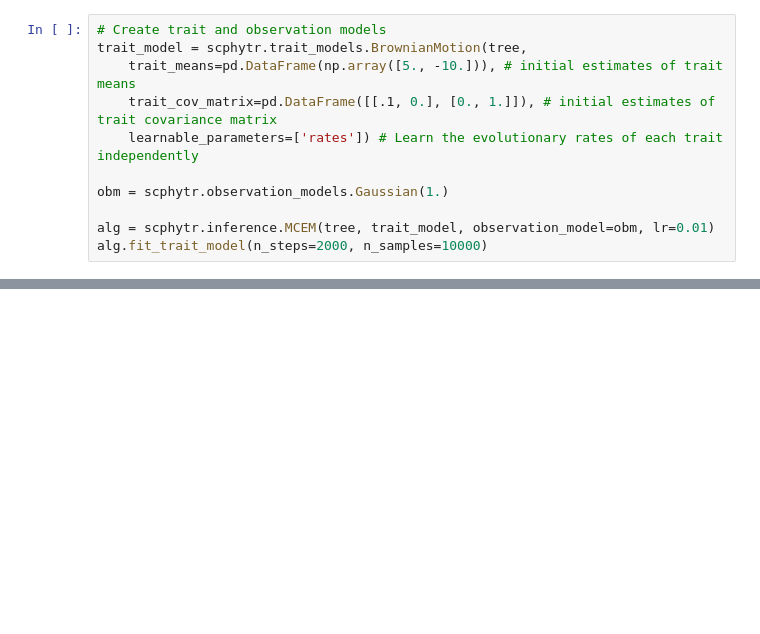
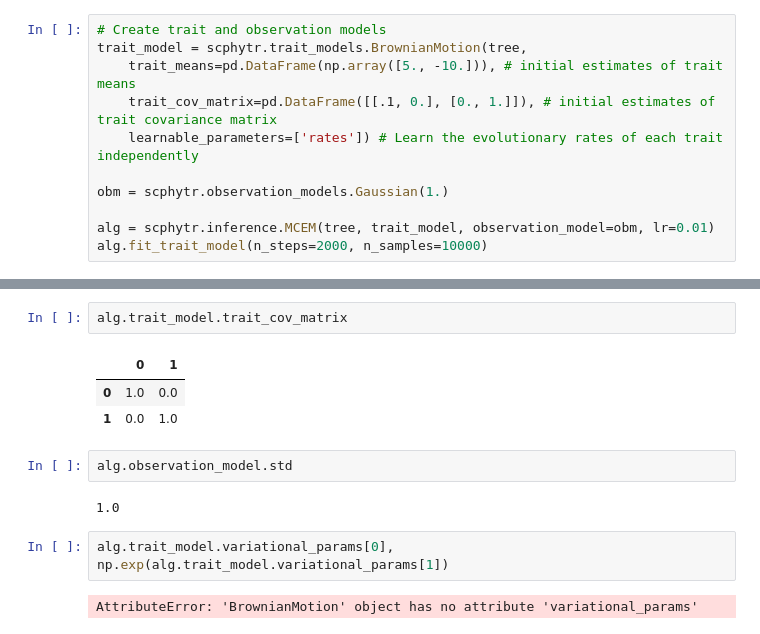
Before and after one commit to pedrofale/scPhyTr, a Jupyter notebook: test.ipynb, the cells around one changed output, grey strips where cells are left out. Drawn from its saved outputs; the diff is of its cells as text; blank space fills up the shorter version.

```diff
--- a/test.ipynb
+++ b/test.ipynb
@@ -230,0 +340,14 @@ Array(0.43243968, dtype=float32)
+# %%
+alg.trait_model.trait_cov_matrix
+# %% [output]
+|  | 0 | 1 |
+| 0 | 1.0 | 0.0 |
+| 1 | 0.0 | 1.0 |
+# %%
+alg.observation_model.std
+# %% [output]
+1.0
+# %%
+alg.trait_model.variational_params[0], np.exp(alg.trait_model.variational_params[1])
+# %% [output]
+AttributeError: 'BrownianMotion' object has no attribute 'variational_params'
```
Also changed, not shown: parts of 22 cells of this notebook, 40 other files.
